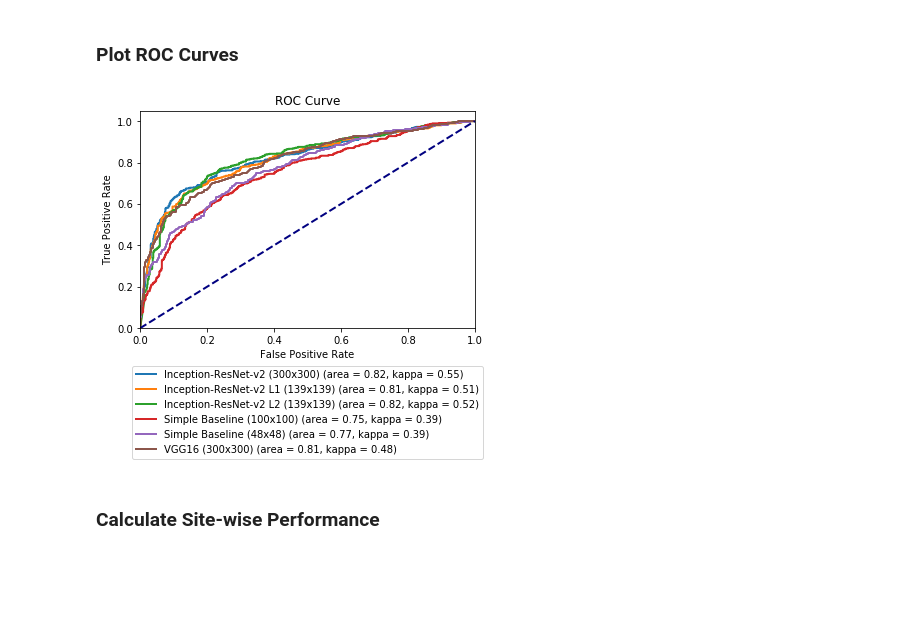
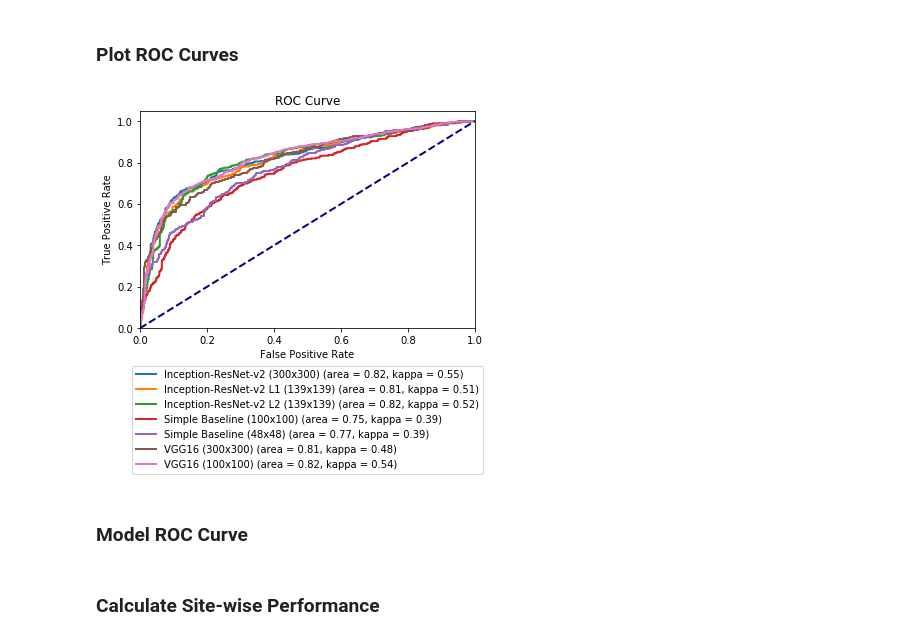
Before and after one commit to MichaelHarrison87/MURA, a Jupyter notebook: results/model_results.ipynb, the cells around one changed output. Drawn from its saved outputs; the diff is of its cells as text; code cells hidden in the pictures; blank space fills up the shorter version.

```diff
--- a/results/model_results.ipynb
+++ b/results/model_results.ipynb
@@ -10,28 +10,30 @@ models_list = pd.read_csv('models_list.csv')
 # %%
 plt.figure()
 lw = 2
 
 for index, row in models_list.iterrows():
 
     model_name = row.Model_Name
     model_name_short = row.Model_Name_Short
-    roc_curve_df = pd.read_csv('./roc_curve_data/roc_curve_' + model_name + '.csv')
+    roc_curve_df = pd.read_csv('./roc_curve_data/' + model_name + '.csv')
 
     false_positive_rate = roc_curve_df.FalsePositive
     true_positive_rate = roc_curve_df.TruePositive
     auc = roc_curve_df.AUC[0]
     cohens_kappa = roc_curve_df.CohensKappa[0]
 
     plt.plot(false_positive_rate, true_positive_rate,
              lw=lw, label=model_name_short+' (area = %0.2f' % auc +', kappa = %0.2f)' % cohens_kappa)
 
 plt.plot([0, 1], [0, 1], color='navy', lw=lw, linestyle='--')
 plt.xlim([0.0, 1.0])
 plt.ylim([0.0, 1.05])
 plt.xlabel('False Positive Rate')
 plt.ylabel('True Positive Rate')
 plt.title('ROC Curve')
 pylab.legend(loc=9, bbox_to_anchor=(0.5, -0.15))
 plt.show()
 # %% [output]
-[figure, old version]
+[figure, new version]
+# %% [markdown]
+### Model ROC Curve
```
Also changed, not shown: parts of 34 cells of this notebook, 5 other files.
